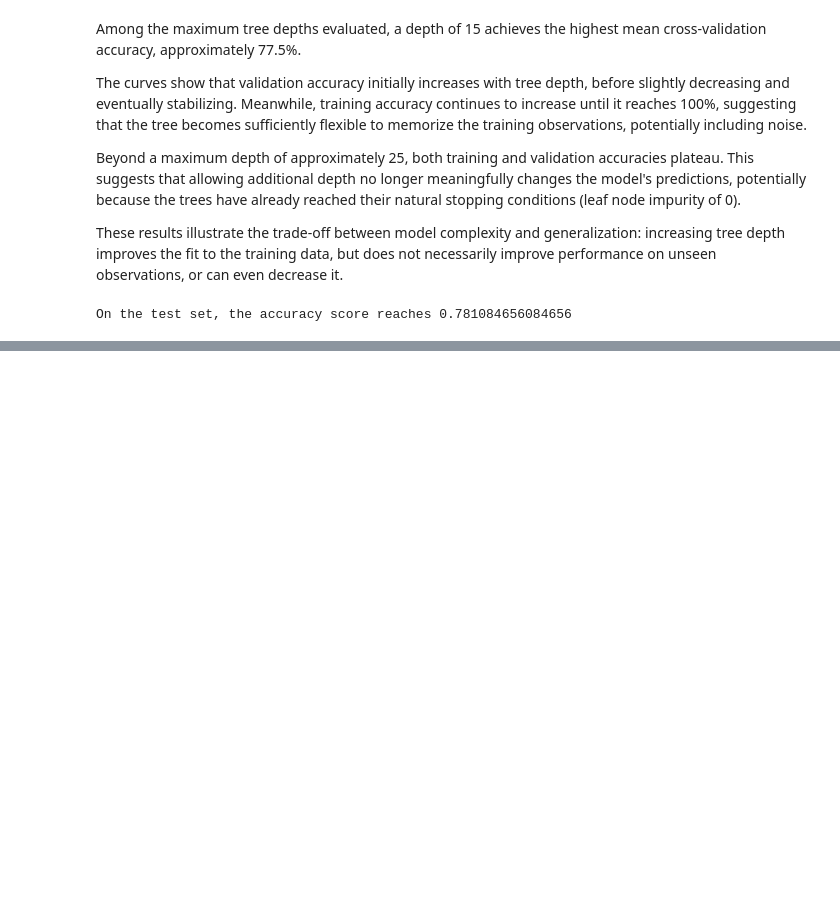
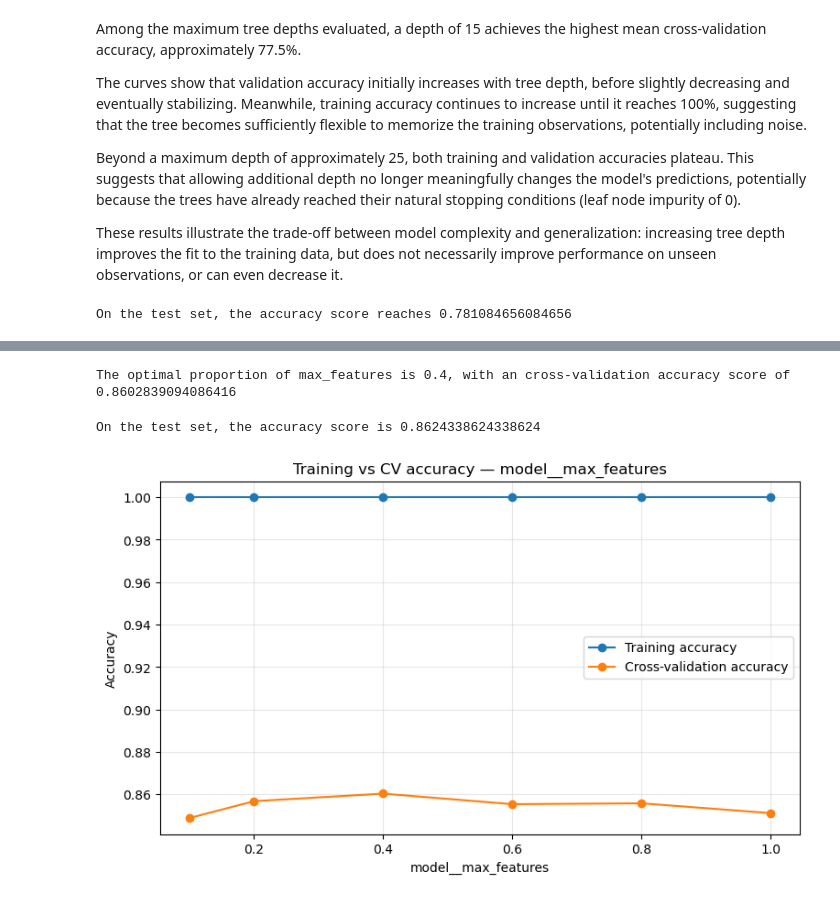
Before and after one commit to Arnaud11000/Projet-XHEC, a Jupyter notebook: forest-covertype-ml/notebooks/03_paramtuning.ipynb, the cells around one changed output, grey strips where cells are left out. Cells and saved outputs as stored; diff of their text form; code cells hidden in the pictures; blank space fills up the shorter version.

```diff
--- a/forest-covertype-ml/notebooks/03_paramtuning.ipynb
+++ b/forest-covertype-ml/notebooks/03_paramtuning.ipynb
@@ -149,0 +215,13 @@ plot_hyperparam(grid.cv_results_, param_name="model__n_estimators", fixed_params
+# %%
+param_grid = {"model__max_features":[0.1, 0.2, 0.4, 0.6, 0.8, 1.0]}
+rf_pipeline.set_params(model__n_estimators=200, model__max_depth=50)
+
+grid = GridSearchCV(
+    rf_pipeline,
+    param_grid,
+    scoring="accuracy",
+    cv=5,
+    return_train_score=True
+)
+
+grid.fit(X_train, y_train)
@@ -149,0 +246,13 @@ plot_hyperparam(grid.cv_results_, param_name="model__n_estimators", fixed_params
+# %%
+print (f"The optimal proportion of max_features is {grid.best_params_["model__max_features"]}, with an cross-validation accuracy score of {grid.best_score_}")
+# %% [output]
+The optimal proportion of max_features is 0.4, with an cross-validation accuracy score of 0.8602839094086416
+# %%
+y_test_pred=grid.predict(X_test)
+print(f"On the test set, the accuracy score is {accuracy_score(y_test, y_test_pred)}")
+# %% [output]
+On the test set, the accuracy score is 0.8624338624338624
+# %%
+plot_hyperparam(grid.cv_results_, "model__max_features")
+# %% [output]
+[figure, added]
```
Also changed, not shown: parts of 26 cells of this notebook.
